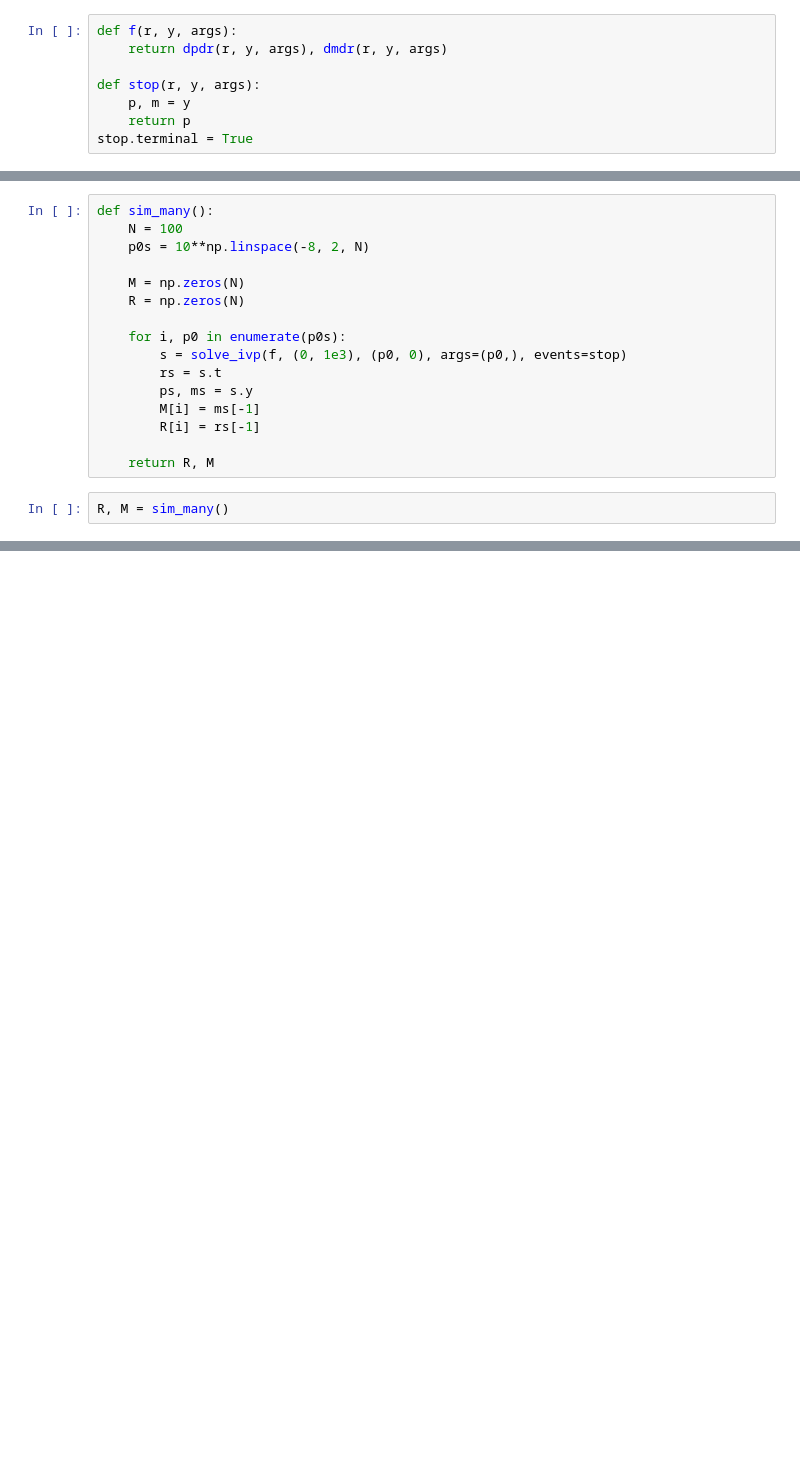
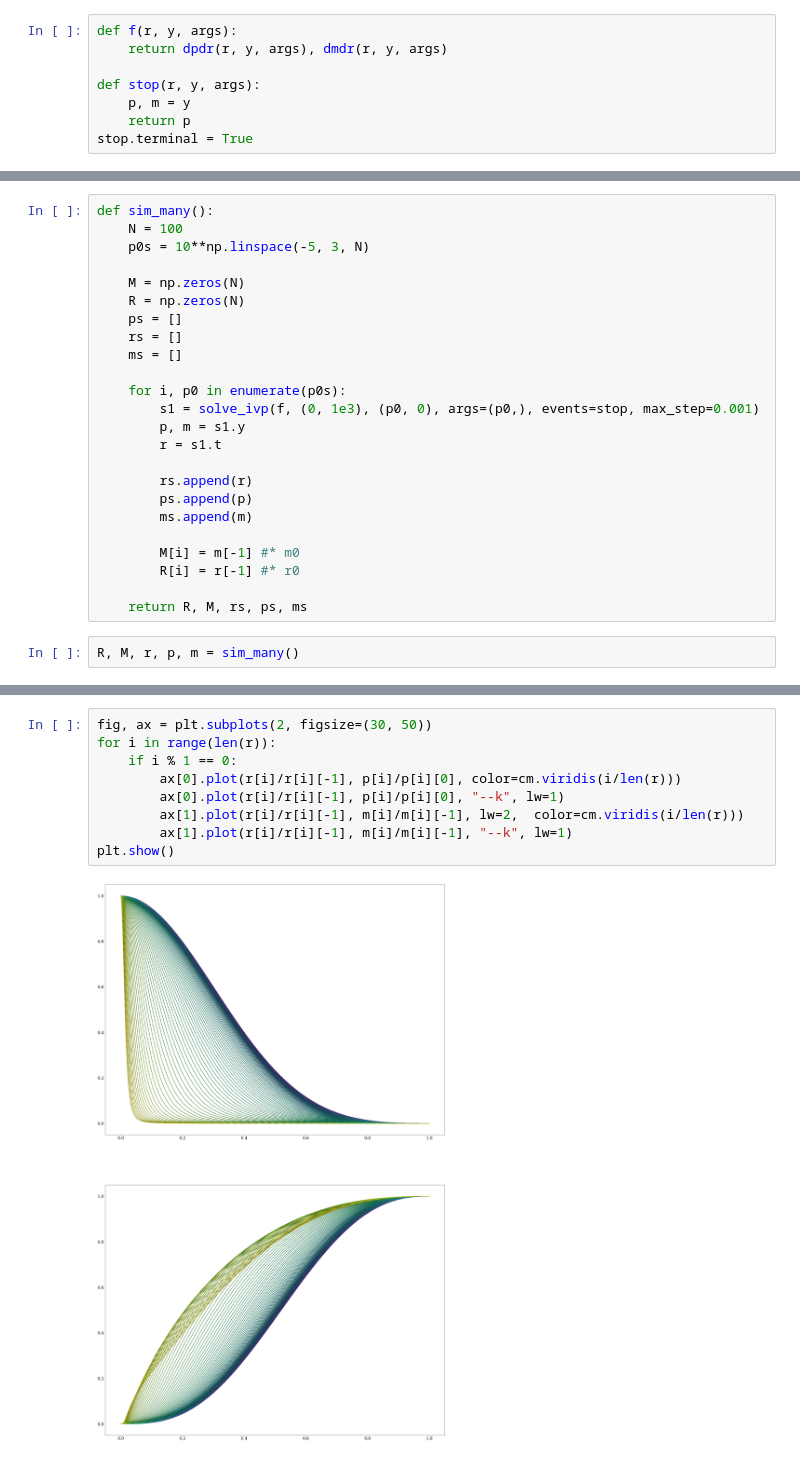
Before and after one commit to martkjoh/master, a Jupyter notebook: scripts/fermi_gas.ipynb, the cells around one changed output, grey strips where cells are left out. Drawn from its saved outputs; the diff is of its cells as text; blank space fills up the shorter version.

```diff
--- a/scripts/fermi_gas.ipynb
+++ b/scripts/fermi_gas.ipynb
@@ -120,18 +126,26 @@ plt.plot(r1, spline(r1))
 # %%
 def sim_many():
     N = 100
-    p0s = 10**np.linspace(-8, 2, N)
+    p0s = 10**np.linspace(-5, 3, N)
 
     M = np.zeros(N)
     R = np.zeros(N)
+    ps = []
+    rs = []
+    ms = []
 
     for i, p0 in enumerate(p0s):
-        s = solve_ivp(f, (0, 1e3), (p0, 0), args=(p0,), events=stop)
-        rs = s.t
-        ps, ms = s.y
-        M[i] = ms[-1]
-        R[i] = rs[-1]
+        s1 = solve_ivp(f, (0, 1e3), (p0, 0), args=(p0,), events=stop, max_step=0.001)
+        p, m = s1.y
+        r = s1.t
 
-    return R, M
+        rs.append(r)
+        ps.append(p)
+        ms.append(m)
+
+        M[i] = m[-1] #* m0
+        R[i] = r[-1] #* r0
+
+    return R, M, rs, ps, ms
 # %%
-R, M = sim_many()
+R, M, r, p, m = sim_many()
@@ -155,0 +152,11 @@ M[68]*4.66/sqrt(3)
+# %%
+fig, ax = plt.subplots(2, figsize=(30, 50))
+for i in range(len(r)):
+    if i % 1 == 0:
+        ax[0].plot(r[i]/r[i][-1], p[i]/p[i][0], color=cm.viridis(i/len(r)))
+        ax[0].plot(r[i]/r[i][-1], p[i]/p[i][0], "--k", lw=1)
+        ax[1].plot(r[i]/r[i][-1], m[i]/m[i][-1], lw=2,  color=cm.viridis(i/len(r)))
+        ax[1].plot(r[i]/r[i][-1], m[i]/m[i][-1], "--k", lw=1)
+plt.show()
+# %% [output]
+[figure, added]
```
Also changed, not shown: parts of 18 cells of this notebook, 5 other files.
